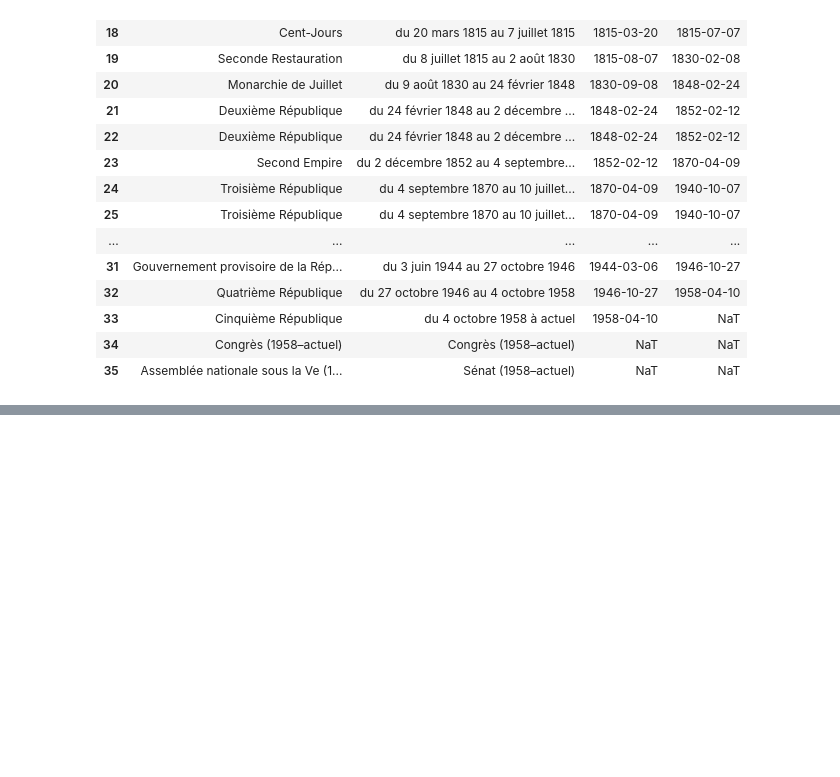
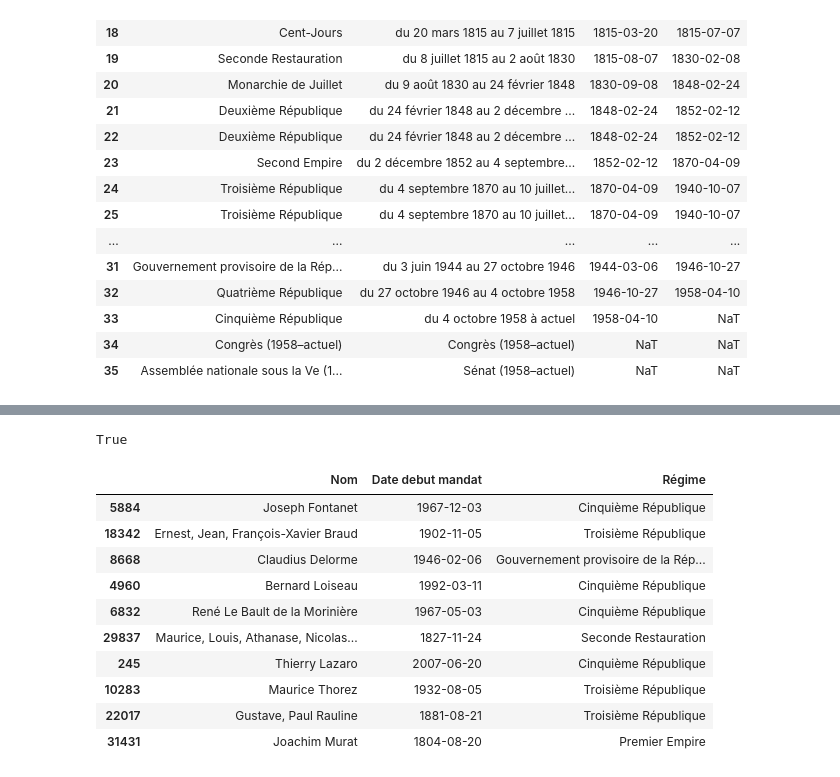
Before and after one commit to dusylvain/Projet-Python-deputes, a Jupyter notebook: statistiques_descriptives_depute (1).ipynb, the cells around one changed output, grey strips where cells are left out. Cells and saved outputs as stored; diff of their text form; code cells hidden in the pictures; blank space fills up the shorter version.

```diff
--- a/statistiques_descriptives_depute (1).ipynb
+++ b/statistiques_descriptives_depute (1).ipynb
@@ -327,0 +329,3 @@ lstRegime
+# %%
+Regime_depute=age_dep.reset_index()[["Nom","Date debut mandat"]]
+Regime_depute.head(5)
@@ -327,0 +339,35 @@ lstRegime
+# %%
+Regime_depute=Regime_depute[Regime_depute["Date debut mandat"] >= lstRegime["Date2"][0]]
+# %%
+Regime_depute["Date debut mandat"][1]>lstRegime['Date2'][0]
+# %% [output]
+True
+# %%
+def TrouverRegime(x):
+
+    lstRegime['Date2'][0]
+    #print(x)
+    regime=lstRegime['Nom'][0]
+    i=0
+
+    while (not (lstRegime['Date2'][i]<=x<lstRegime['Date3'][i])) and i<=11:
+        i+=1
+        regime=lstRegime['Nom'][i]
+    #print(regime)
+    return regime
+# %%
+Regime_depute["Régime"]=Regime_depute["Date debut mandat"].apply(lambda x : TrouverRegime(x) )
+# %%
+Regime_depute.sample(10)
+# %% [output]
+|  | Nom | Date debut mandat | Régime |
+| 5884 | Joseph Fontanet | 1967-12-03 | Cinquième République |
+| 18342 | Ernest, Jean, François-Xavier Braud | 1902-11-05 | Troisième République |
+| 8668 | Claudius Delorme | 1946-02-06 | Gouvernement provisoire de la Rép... |
+| 4960 | Bernard Loiseau | 1992-03-11 | Cinquième République |
+| 6832 | René Le Bault de la Morinière | 1967-05-03 | Cinquième République |
+| 29837 | Maurice, Louis, Athanase, Nicolas... | 1827-11-24 | Seconde Restauration |
+| 245 | Thierry Lazaro | 2007-06-20 | Cinquième République |
+| 10283 | Maurice Thorez | 1932-08-05 | Troisième République |
+| 22017 | Gustave, Paul Rauline | 1881-08-21 | Troisième République |
+| 31431 | Joachim Murat | 1804-08-20 | Premier Empire |
```
Also changed, not shown: parts of 2 cells of this notebook.
